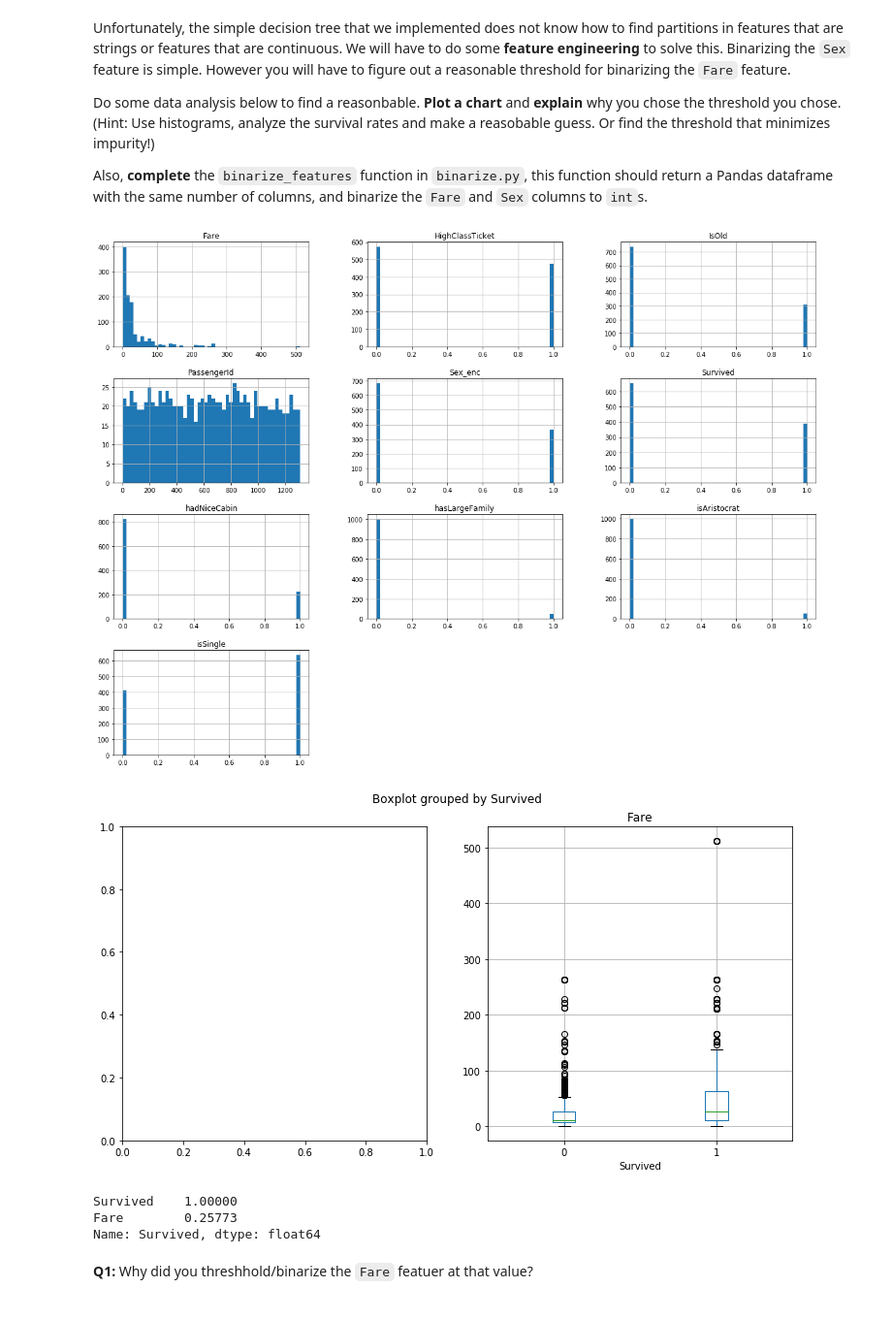
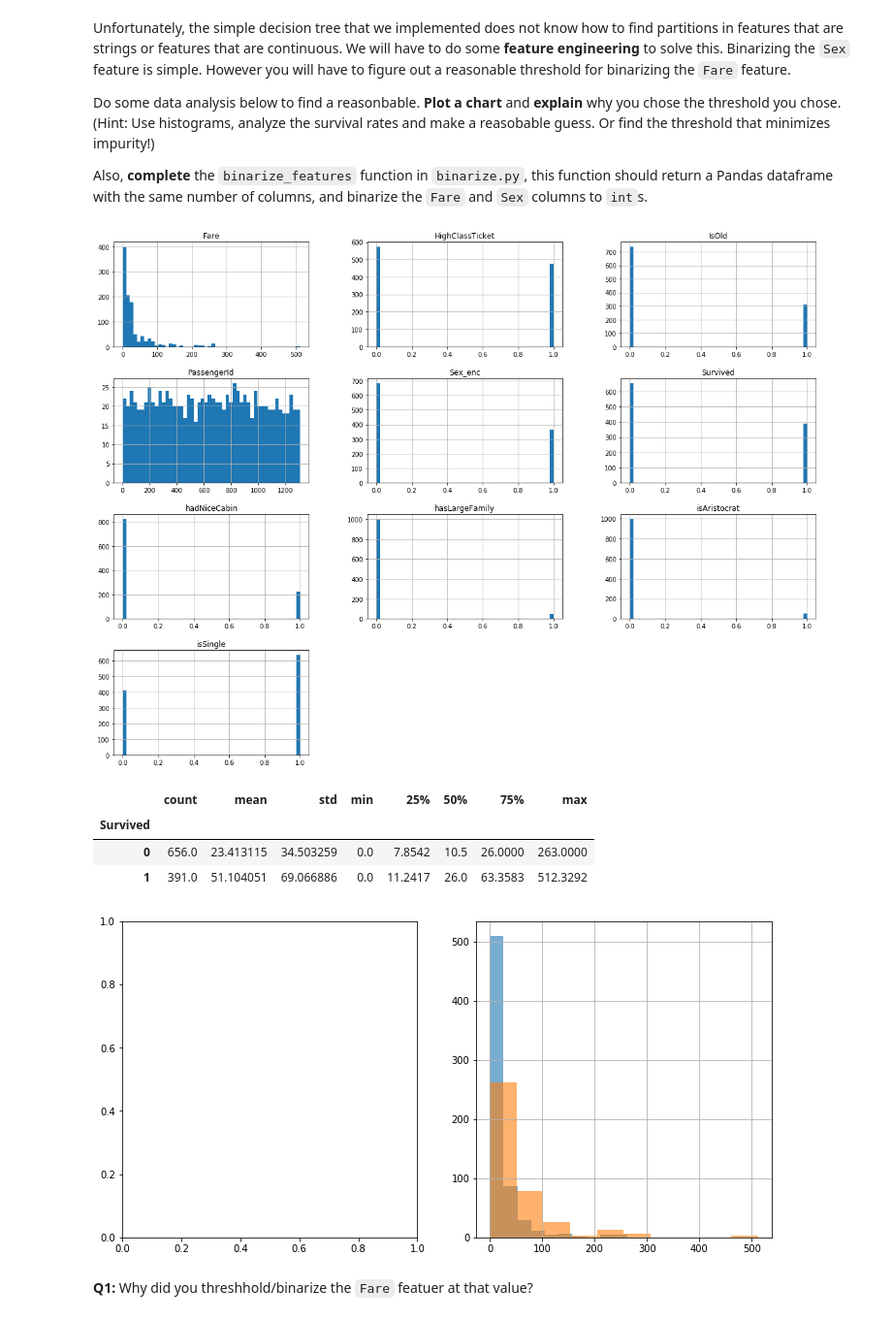
Before and after one commit to Akshithachanda/ML_project1, a Jupyter notebook: project1-decision-trees-master/assignment_1b.ipynb, the cells around one changed output. Shown at 97% size. Drawn from its saved outputs; the diff is of its cells as text; code cells hidden in the pictures.

```diff
--- a/project1-decision-trees-master/assignment_1b.ipynb
+++ b/project1-decision-trees-master/assignment_1b.ipynb
@@ -109,22 +122,36 @@ Do some data analysis below to find a reasonbable. **Plot a chart**  and **expla
 Also, **complete** the `binarize_features` function in `binarize.py`, this function should return a Pandas dataframe with the same number of columns, and binarize the `Fare` and `Sex` columns to `int`s.
 # %%
 # TODO; Insert your analysis here. Add more cells if you need to!
-train_df["Sex"].value_counts() # just counting the number of males and females
+train_df["Sex"].value_counts()       #just counting the number of males and females
+train_df["Survived"].value_counts().plot(kind="bar")
+train_df["Survived"].value_counts()
+train_df["Sex"].value_counts().plot(kind="bar")
+train_df["Fare"].hist(width=6)
 #Encoding or binarizing Sex and displaying graphs
 train_df["Sex_enc"] = train_df["Sex"].map({"female":1, "male": 0})
 %matplotlib inline
 train_df.hist(bins=50, figsize=(20,15))
 plt.show()
 fig, axes = plt.subplots(1,2,figsize=(12,6))
-#train_df.boxplot(by="Survived", column="Age", ax=axes[0])
-train_df.boxplot(by="Survived", column="Fare", ax=axes[1])
-plt.show()
+#plt.show()
 train_df[["Survived", "Fare"]].corr()["Survived"] ## checking corealation
+#train_df[["Survived", "Sex"]].corr()["Survived"] ## checking corealation
+def survival_stacked_bar(variable):
+    Died=train_df[train_df["Survived"]==0][variable].value_counts()/len(train_df["Survived"]==0)
+    Survived=train_df[train_df["Survived"]==1][variable].value_counts()/len(train_df["Survived"]==1)
+    data=pd.DataFrame([Died,Survived])
+    data.index=["Did not survived","Survived"]
+    data.plot(kind="bar",stacked=True,title="Percentage")
+    return data.head()
+#survival_stacked_bar("Fare")
+train_df.groupby('Survived').Fare.hist(alpha=0.6);
+train_df.groupby('Survived').Fare.describe()
 # %% [output]
 [figure]
+|  | count | mean | std | min | 25% | 50% | 75% | max |
+| Survived |  |  |  |  |  |  |  |  |
+| 0 | 656.0 | 23.413115 | 34.503259 | 0.0 | 7.8542 | 10.5 | 26.0000 | 263.0000 |
+| 1 | 391.0 | 51.104051 | 69.066886 | 0.0 | 11.2417 | 26.0 | 63.3583 | 512.3292 |
-[figure, old version]
+[figure, new version]
-Survived    1.00000
-Fare        0.25773
-Name: Survived, dtype: float64
 # %% [markdown]
 **Q1:** Why did you threshhold/binarize the `Fare` featuer at that value?
```
Also changed, not shown: parts of 13 cells of this notebook, 3 other files.
